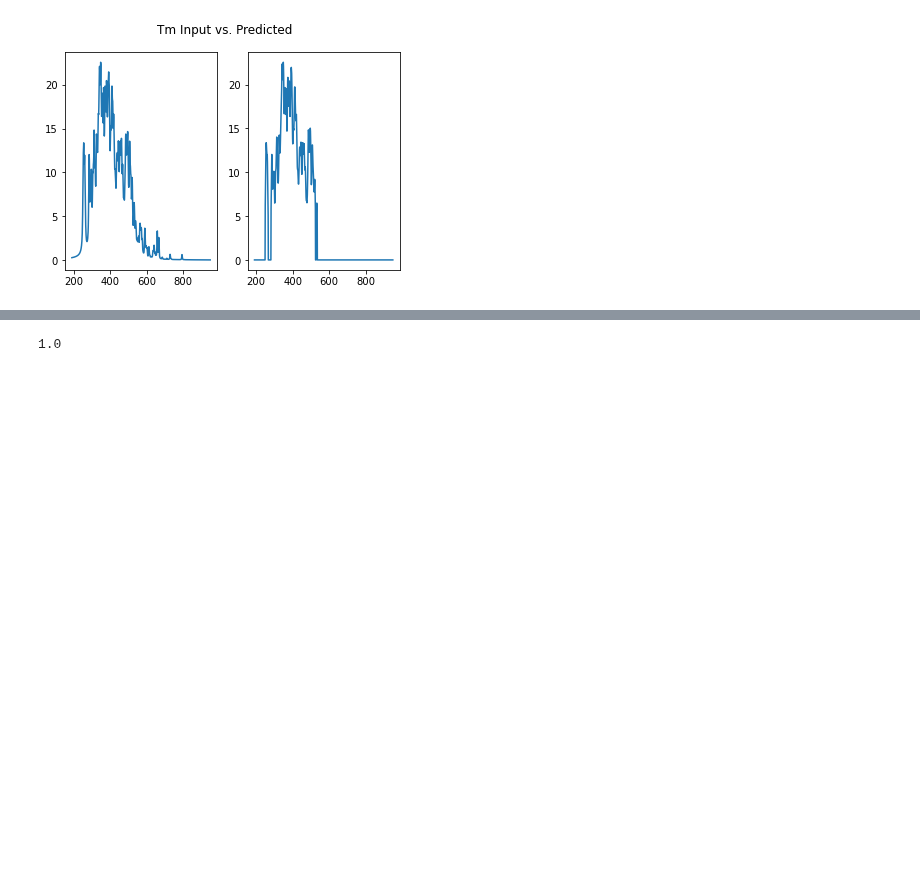
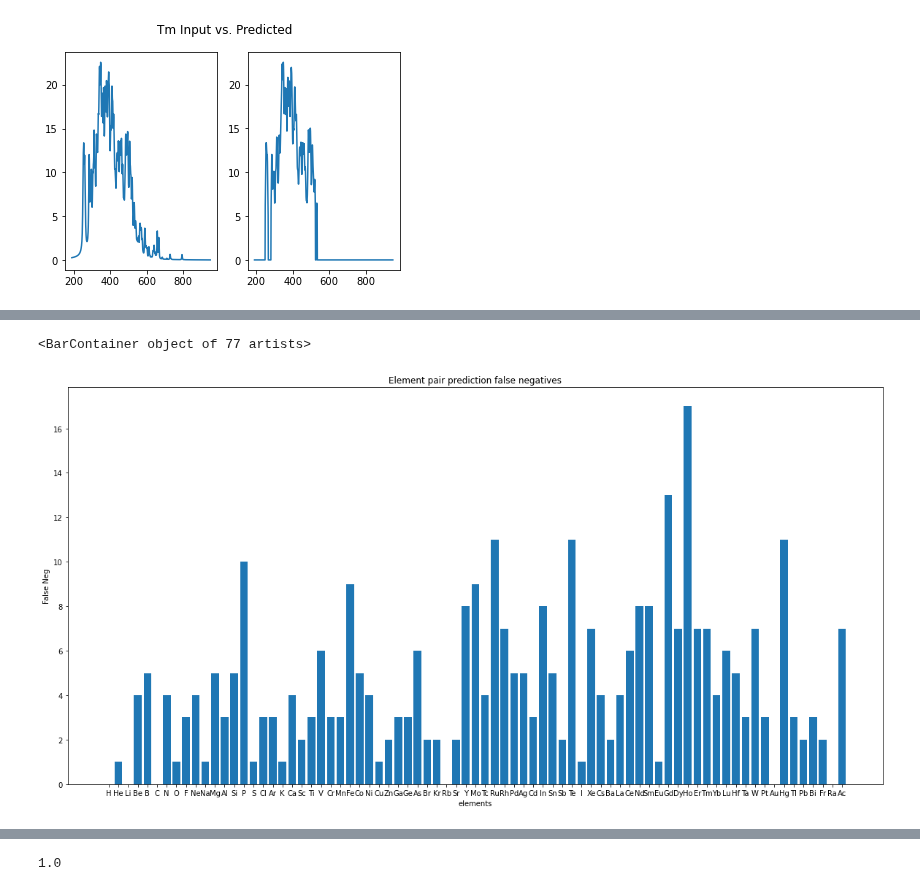
Before and after one commit to MWhitta/phaseMAP, a Jupyter notebook: Model_Test.ipynb, the cells around one changed output, grey strips where cells are left out. Cells and saved outputs as stored; diff of their text form; code cells hidden in the pictures; blank space fills up the shorter version.

```diff
--- a/Model_Test.ipynb
+++ b/Model_Test.ipynb
@@ -177,0 +239,39 @@ at threshold: 9.899999999999997
+# %%
+#characterize the nature of missed predictions
+# for each element how often missed
+# for each element how often incorrectly predicted
+false_neg_dict = {}
+false_pos_dict = {}
+
+for el in el_symbol:
+    false_neg_dict[el] = 0
+    false_pos_dict[el] = 0
+
+for i in range(l_pred):
+    match = np.array_equal((np.max(pred[i,0:max_z,:], axis=1) > thresh), (fracs[i] > 0))
+    if not match:
+        sample_el = el_symbol[fracs[i] > 0]
+        pred_el = el_symbol[np.max(pred[i,0:max_z,:], axis=1) > thresh]
+        #log any missed elements
+        for el in sample_el:
+            if el not in pred_el:
+                false_neg_dict[el] += 1
+        #log any false predictions
+        for el in pred_el:
+            if el not in sample_el:
+                false_pos_dict[el] += 1
+# %%
+#Visualize false negatives
+f_neg_x = np.array([])
+f_neg_y = np.array([])
+for x, y in false_neg_dict.items():
+    f_neg_x = np.append(f_neg_x, x)
+    f_neg_y = np.append(f_neg_y, y)
+fig, ax = plt.subplots(figsize=(20,10))
+ax.set_xlabel('elements')  # Add an x-label to the axes.
+ax.set_ylabel('False Neg')  # Add a y-label to the axes.
+ax.set_title('Element pair prediction false negatives')  # Add a title to the axes.
+ax.bar(f_neg_x, f_neg_y)
+# %% [output]
+<BarContainer object of 77 artists>
+[figure, added]
```
Also changed, not shown: parts of 21 cells of this notebook.
